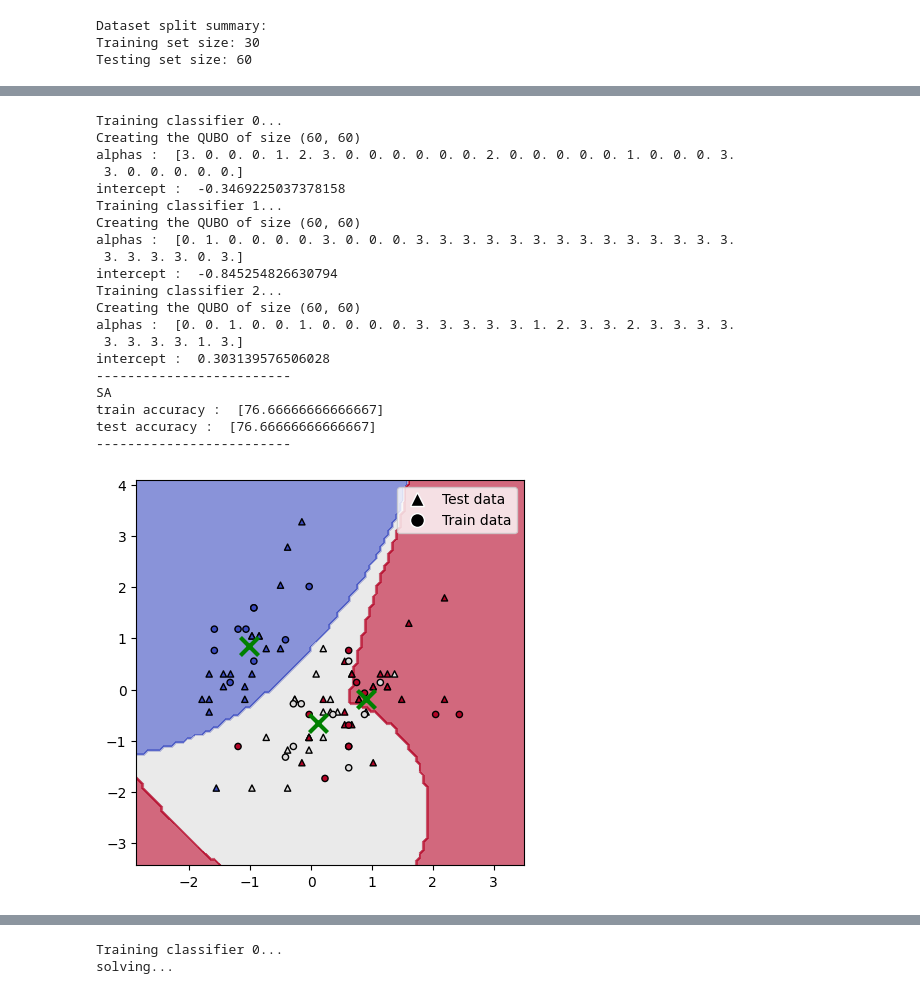
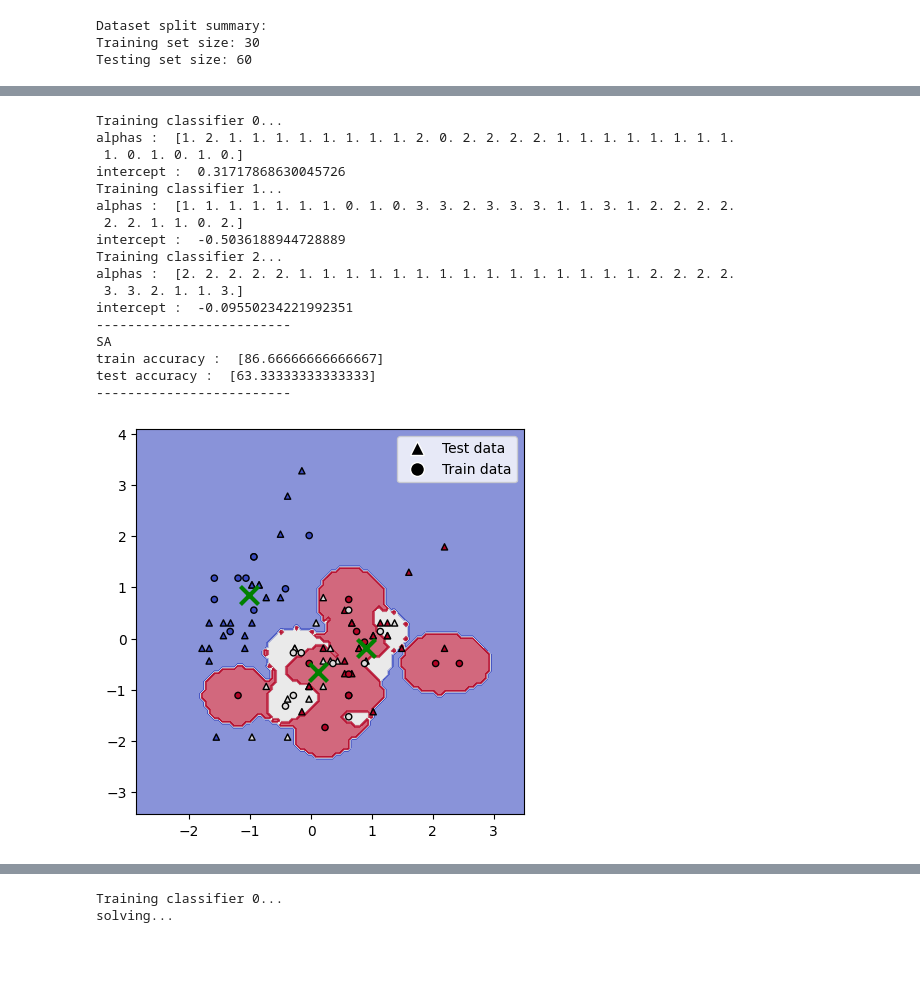
Before and after one commit to Jagaa-1008/quantum_SVM, a Jupyter notebook: iris_classification_sepal.ipynb, the cells around one changed output, grey strips where cells are left out. Saved outputs shown, nothing was run; the diff lists cells and outputs as text; code cells hidden in the pictures; blank space fills up the shorter version.

```diff
--- a/iris_classification_sepal.ipynb
+++ b/iris_classification_sepal.ipynb
@@ -245,6 +245,7 @@ Testing set size: 60
 from sklearn.metrics import classification_report, accuracy_score
 from smo_svm import smo_SVM, smo_OneVsAllClassifier
 
+gamma = 9
 # Train Multiclass SVM on classic optimizer
 smo_solver = smo_OneVsAllClassifier(
     solver=smo_SVM,
@@ -288,9 +289,10 @@ from sklearn.metrics import classification_report, accuracy_score
 from mtqa_qsvm import MTQA_OneVsRestClassifier, qSVM, OneVsRestClassifier
 from neal import SimulatedAnnealingSampler as SA
 
+gamma = 9
+
 params = {
-    "B" : 2,
-    "Xi": 1,
+    "Xi": 0.2,
     "gamma": gamma,
     "optimizer": SA,
     "num_reads": 1000
@@ -307,48 +309,45 @@ for i in range(NN):
     # Predict
     sa_predict = sa_OvR.predict(X_test)
     sa_t_pred= sa_OvR.predict(X_train)
 
     # Performance analysis
     sa_test_accuracy = accuracy_score(y_test, sa_predict)*100
     sa_training_accuracy = accuracy_score(y_train, sa_t_pred)*100
 
     sa_test.append(sa_test_accuracy)
     sa_train.append(sa_training_accuracy)
 
 print("-------------------------")
 print("SA")
 print("train accuracy : ", sa_train)
 # print("mean : ", np.mean(sa_train))
 # print("standard deviation : ", np.std(sa_train))
 print("test accuracy : ", sa_test)
 # print(np.mean(sa_test))
 # print(np.std(sa_test))
 print("-------------------------")
 
 plot_figure(sa_OvR, preprocessing.scale(X), y, nn, X_test, X_train, y_test, y_train) #, filename= f"results\{dataset_name}_SA1"
 # print(classification_report(y_test, sa_predict))
 # %% [output]
 Training classifier 0...
-Creating the QUBO of size (60, 60)
-alphas :  [3. 0. 0. 0. 1. 2. 3. 0. 0. 0. 0. 0. 0. 2. 0. 0. 0. 0. 0. 1. 0. 0. 0. 3.
- 3. 0. 0. 0. 0. 0.]
-intercept :  -0.3469225037378158
+alphas :  [1. 2. 1. 1. 1. 1. 1. 1. 1. 1. 2. 0. 2. 2. 2. 2. 1. 1. 1. 1. 1. 1. 1. 1.
+ 1. 0. 1. 0. 1. 0.]
+intercept :  0.31717868630045726
 Training classifier 1...
-Creating the QUBO of size (60, 60)
-alphas :  [0. 1. 0. 0. 0. 0. 3. 0. 0. 0. 3. 3. 3. 3. 3. 3. 3. 3. 3. 3. 3. 3. 3. 3.
- 3. 3. 3. 3. 0. 3.]
-intercept :  -0.845254826630794
+alphas :  [1. 1. 1. 1. 1. 1. 1. 0. 1. 0. 3. 3. 2. 3. 3. 3. 1. 1. 3. 1. 2. 2. 2. 2.
+ 2. 2. 1. 1. 0. 2.]
+intercept :  -0.5036188944728889
 Training classifier 2...
-Creating the QUBO of size (60, 60)
-alphas :  [0. 0. 1. 0. 0. 1. 0. 0. 0. 0. 3. 3. 3. 3. 3. 1. 2. 3. 3. 2. 3. 3. 3. 3.
- 3. 3. 3. 3. 1. 3.]
-intercept :  0.303139576506028
+alphas :  [2. 2. 2. 2. 2. 1. 1. 1. 1. 1. 1. 1. 1. 1. 1. 1. 1. 1. 1. 1. 2. 2. 2. 2.
+ 3. 3. 2. 1. 1. 3.]
+intercept :  -0.09550234221992351
 -------------------------
 SA
-train accuracy :  [76.66666666666667]
-test accuracy :  [76.66666666666667]
+train accuracy :  [86.66666666666667]
+test accuracy :  [63.33333333333333]
 -------------------------
-[figure, old version]
+[figure, new version]
 # %%
 from mtqa_qsvm import *
 from utils import *
```
Also changed, not shown: parts of 4 cells of this notebook, 4 other files.
